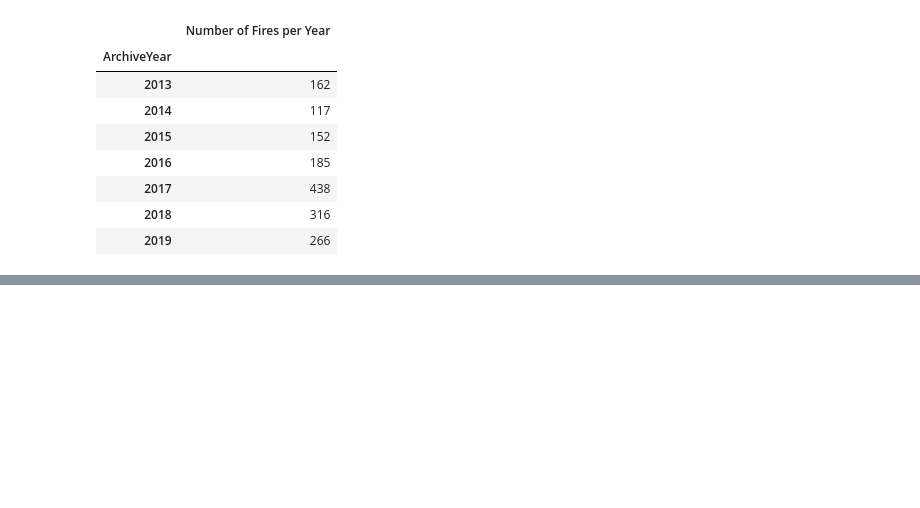
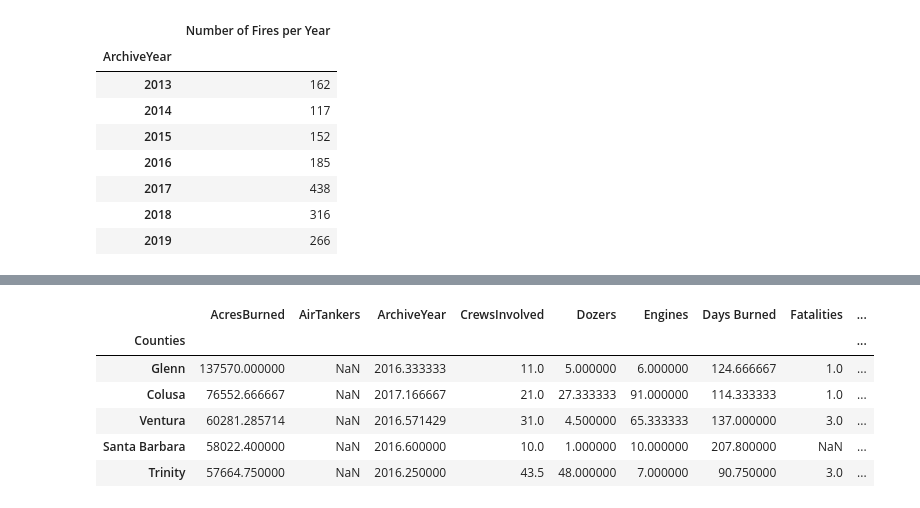
Before and after one commit to jump8621/data-project-I, a Jupyter notebook: alessandro_pyre.ipynb, the cells around one changed output, grey strips where cells are left out. Saved outputs shown, nothing was run; the diff lists cells and outputs as text; code cells hidden in the pictures; blank space fills up the shorter version.

```diff
--- a/alessandro_pyre.ipynb
+++ b/alessandro_pyre.ipynb
@@ -163,0 +162,11 @@ sample
+# %%
+mean_by_county = mean_by_county.sort_values("AcresBurned", ascending = 0)
+mean_by_county.head()
+# %% [output]
+|  | AcresBurned | AirTankers | ArchiveYear | CrewsInvolved | Dozers | Engines | Days Burned | Fatalities | ... |
+| Counties |  |  |  |  |  |  |  |  | ... |
+| Glenn | 137570.000000 | NaN | 2016.333333 | 11.0 | 5.000000 | 6.000000 | 124.666667 | 1.0 | ... |
+| Colusa | 76552.666667 | NaN | 2017.166667 | 21.0 | 27.333333 | 91.000000 | 114.333333 | 1.0 | ... |
+| Ventura | 60281.285714 | NaN | 2016.571429 | 31.0 | 4.500000 | 65.333333 | 137.000000 | 3.0 | ... |
+| Santa Barbara | 58022.400000 | NaN | 2016.600000 | 10.0 | 1.000000 | 10.000000 | 207.800000 | NaN | ... |
+| Trinity | 57664.750000 | NaN | 2016.250000 | 43.5 | 48.000000 | 7.000000 | 90.750000 | 3.0 | ... |
```
Also changed, not shown: parts of 10 cells of this notebook.
